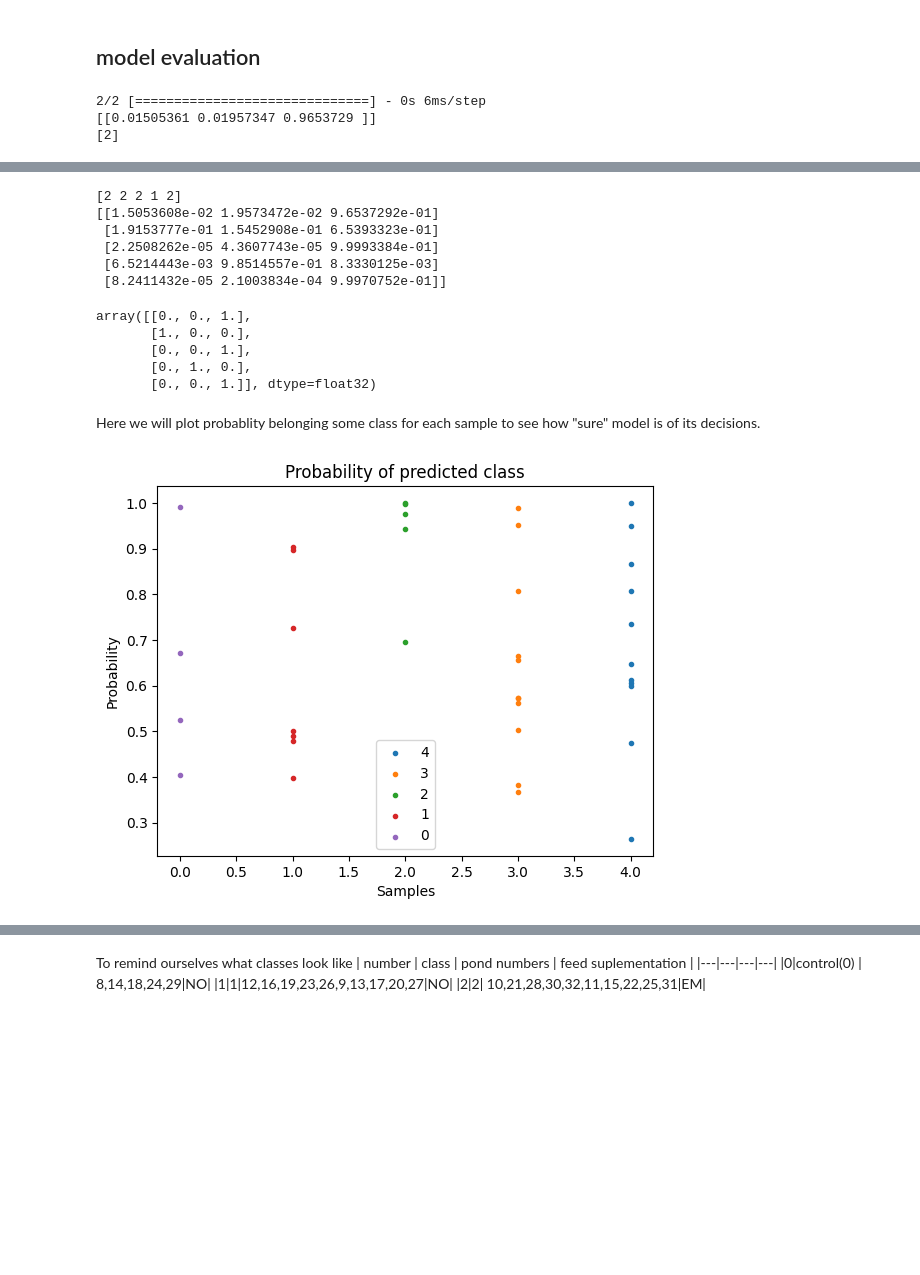
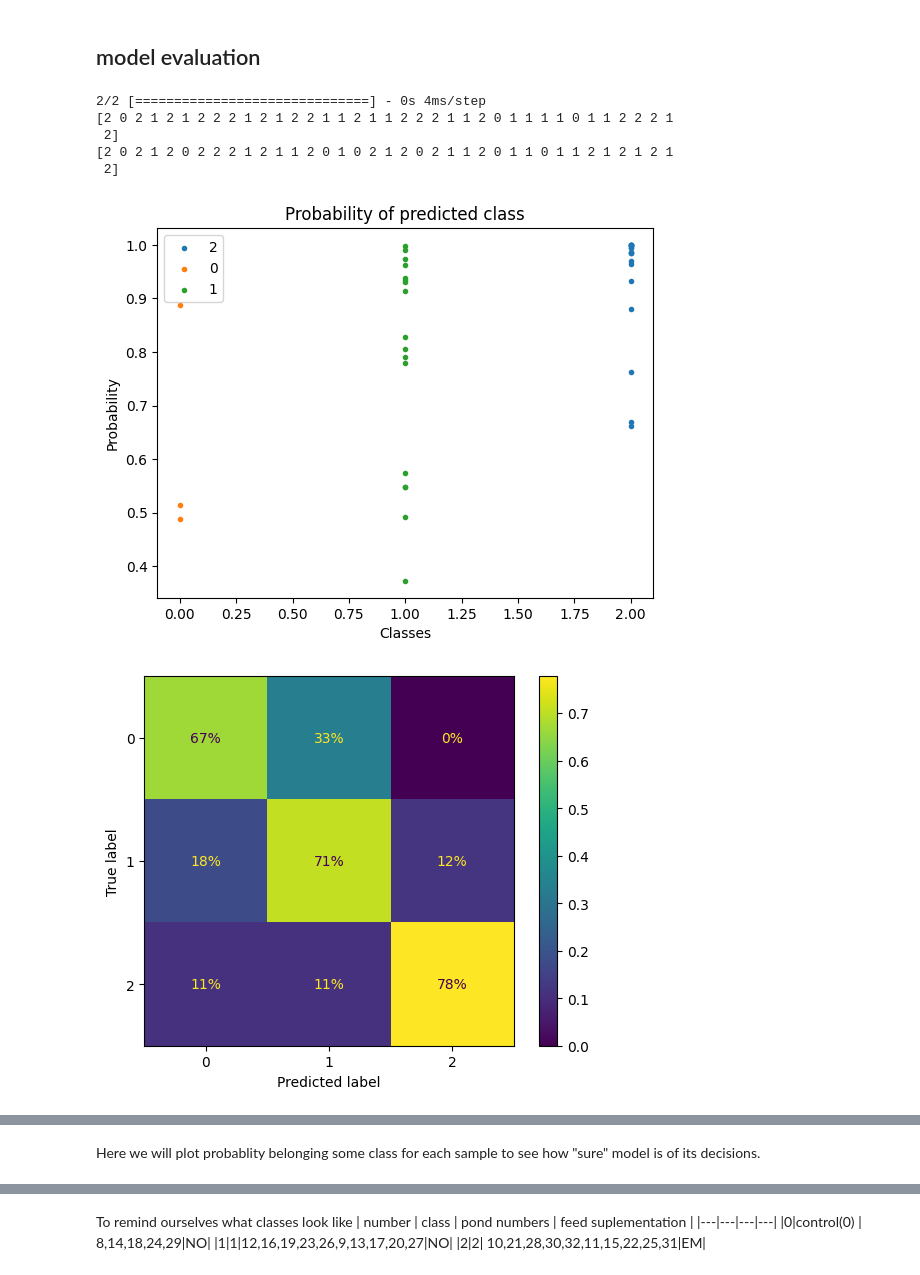
Before and after one commit to paq88/Neural_network_classifier, a Jupyter notebook: Fish_model_NN_gut.ipynb, the cells around one changed output, grey strips where cells are left out. Saved outputs shown, nothing was run; the diff lists cells and outputs as text; code cells hidden in the pictures; blank space fills up the shorter version.

```diff
--- a/Fish_model_NN_gut.ipynb
+++ b/Fish_model_NN_gut.ipynb
@@ -517,13 +558,12 @@ Epoch 750/750
 # %% [markdown]
 ## model evaluation
 # %%
-y_pred3 = model3.predict(X_test3)
-
-print(y_pred3[:1])
-# we need to convert those to classes
-y_pred_class3 = y_pred3.argmax(axis=1)
-print(y_pred_class3[:1])
+evaluate_model(history = history3, model = model3, X_test = X_test3, y_test = y_test3)
 # %% [output]
-2/2 [==============================] - 0s 6ms/step
-[[0.01505361 0.01957347 0.9653729 ]]
-[2]
+2/2 [==============================] - 0s 4ms/step
+[2 0 2 1 2 1 2 2 2 1 2 1 2 2 1 1 2 1 1 2 2 2 1 1 2 0 1 1 1 1 0 1 1 2 2 2 1
+ 2]
+[2 0 2 1 2 0 2 2 2 1 2 1 1 2 0 1 0 2 1 2 0 2 1 1 2 0 1 1 0 1 1 2 1 2 1 2 1
+ 2]
+[figure, added]
+[figure, added]
@@ -530,22 +572,2 @@ print(y_pred_class3[:1])
-# %%
-print(y_pred_class3[:5])
-print(y_pred3[:5])
-y_test3[:5]
-# %% [output]
-[2 2 2 1 2]
-[[1.5053608e-02 1.9573472e-02 9.6537292e-01]
- [1.9153777e-01 1.5452908e-01 6.5393323e-01]
- [2.2508262e-05 4.3607743e-05 9.9993384e-01]
- [6.5214443e-03 9.8514557e-01 8.3330125e-03]
- [8.2411432e-05 2.1003834e-04 9.9970752e-01]]
-array([[0., 0., 1.],
-       [1., 0., 0.],
-       [0., 0., 1.],
-       [0., 1., 0.],
-       [0., 0., 1.]], dtype=float32)
 # %% [markdown]
 Here we will plot probablity belonging some class for each sample to see how "sure" model is of its decisions.
-# %%
-plot_prob(y_pred3)
-# %% [output]
-[figure, removed]
```
Also changed, not shown: parts of 43 cells of this notebook.
